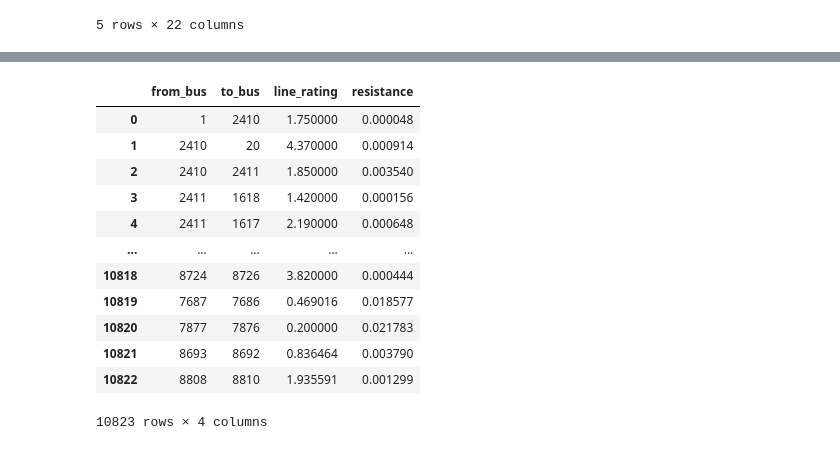
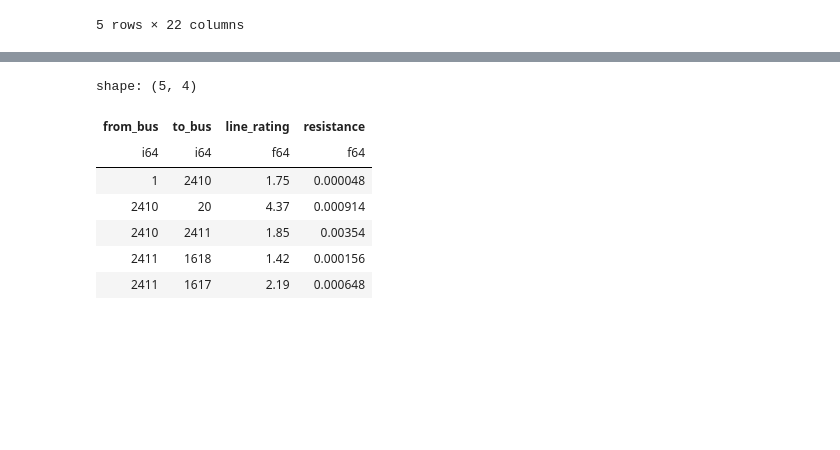
Before and after one commit to Bravos-Power/pyoframe, a Jupyter notebook: benchmarks/energy_model/scripts/process_lines_json.py.ipynb, the cells around one changed output, grey strips where cells are left out. Saved outputs shown, nothing was run; the diff lists cells and outputs as text; code cells hidden in the pictures; blank space fills up the shorter version.

```diff
--- a/benchmarks/energy_model/scripts/process_lines_json.py.ipynb
+++ b/benchmarks/energy_model/scripts/process_lines_json.py.ipynb
@@ -38,26 +32,21 @@ df2.head()
 # %%
 col_name_map = {
     # "CATS_ID": "id",
     "f_bus": "from_bus",
     "t_bus": "to_bus",
     # "kV": "voltage_kv",
     "rate_a": "line_rating",
     "br_r": "resistance",
 }
 df3 = df2.rename(columns=col_name_map)
-df3 = df3[col_name_map.values()]
+df3: pl.DataFrame = pl.from_pandas(df3[col_name_map.values()])
 df3.head()
 # %% [output]
+shape: (5, 4)
-|  | from_bus | to_bus | line_rating | resistance |
-| 0 | 1 | 2410 | 1.750000 | 0.000048 |
-| 1 | 2410 | 20 | 4.370000 | 0.000914 |
-| 2 | 2410 | 2411 | 1.850000 | 0.003540 |
-| 3 | 2411 | 1618 | 1.420000 | 0.000156 |
-| 4 | 2411 | 1617 | 2.190000 | 0.000648 |
-| ... | ... | ... | ... | ... |
-| 10818 | 8724 | 8726 | 3.820000 | 0.000444 |
-| 10819 | 7687 | 7686 | 0.469016 | 0.018577 |
-| 10820 | 7877 | 7876 | 0.200000 | 0.021783 |
-| 10821 | 8693 | 8692 | 0.836464 | 0.003790 |
-| 10822 | 8808 | 8810 | 1.935591 | 0.001299 |
+| from_bus | to_bus | line_rating | resistance |
+| i64 | i64 | f64 | f64 |
+| 1 | 2410 | 1.75 | 0.000048 |
+| 2410 | 20 | 4.37 | 0.000914 |
+| 2410 | 2411 | 1.85 | 0.00354 |
+| 2411 | 1618 | 1.42 | 0.000156 |
+| 2411 | 1617 | 2.19 | 0.000648 |
-10823 rows × 4 columns
```
Also changed, not shown: parts of 5 cells of this notebook, 5 other files.
